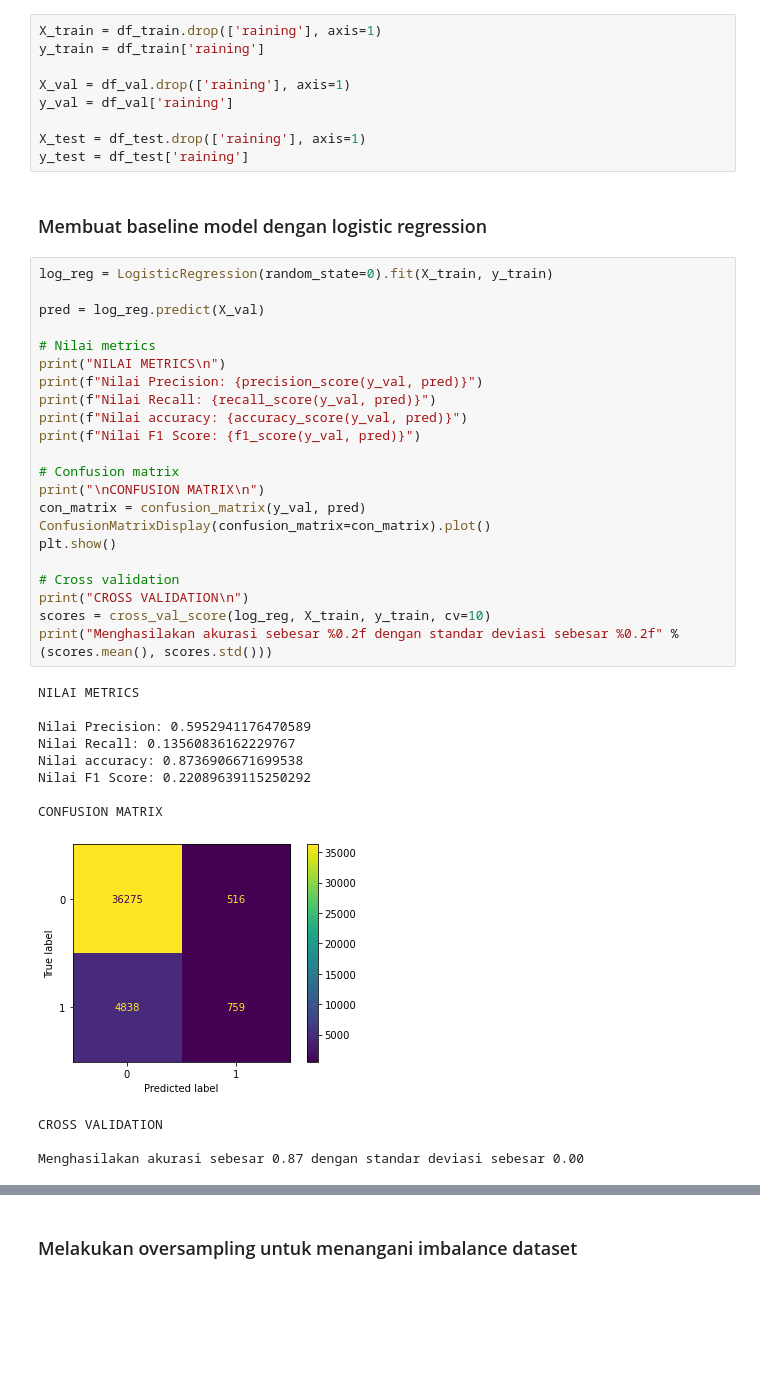
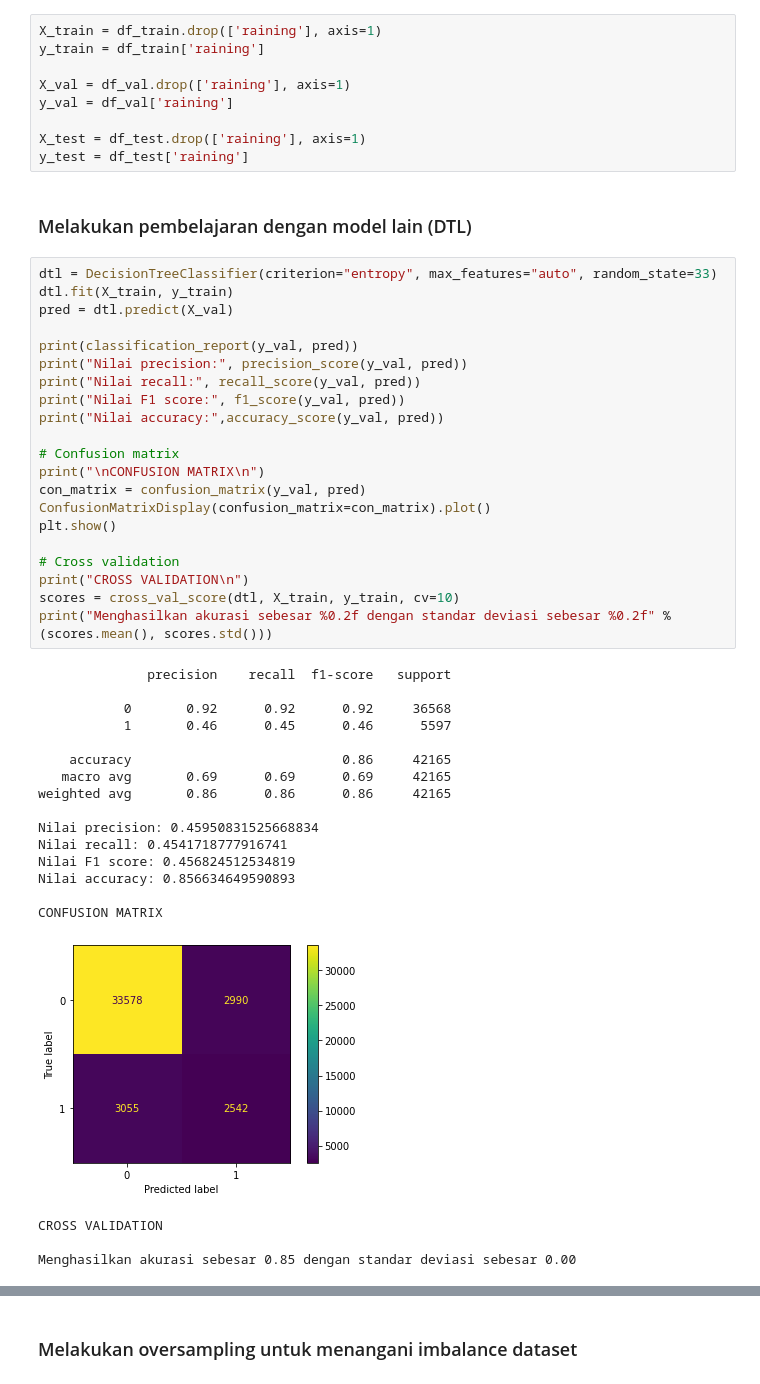
Before and after one commit to daffarg/tugas-praktikum-ml, a Jupyter notebook: PraktikumIF3270_M1_13520118_13520145.ipynb, the cells around one changed output, grey strips where cells are left out. Cells and saved outputs as stored; diff of their text form; blank space fills up the shorter version.

```diff
--- a/PraktikumIF3270_M1_13520118_13520145.ipynb
+++ b/PraktikumIF3270_M1_13520118_13520145.ipynb
@@ -618,40 +623,46 @@ y_val = df_val['raining']
 
 X_test = df_test.drop(['raining'], axis=1)
 y_test = df_test['raining']
-# %% [markdown]
-### Membuat baseline model dengan logistic regression
+# %% [markdown]
+### Melakukan pembelajaran dengan model lain (DTL)
 # %%
-log_reg = LogisticRegression(random_state=0).fit(X_train, y_train)
+dtl = DecisionTreeClassifier(criterion="entropy", max_features="auto", random_state=33)
+dtl.fit(X_train, y_train)
+pred = dtl.predict(X_val)
 
-pred = log_reg.predict(X_val)
-
-# Nilai metrics
-print("NILAI METRICS\n")
-print(f"Nilai Precision: {precision_score(y_val, pred)}")
-print(f"Nilai Recall: {recall_score(y_val, pred)}")
-print(f"Nilai accuracy: {accuracy_score(y_val, pred)}")
-print(f"Nilai F1 Score: {f1_score(y_val, pred)}")
+print(classification_report(y_val, pred))
+print("Nilai precision:", precision_score(y_val, pred))
+print("Nilai recall:", recall_score(y_val, pred))
+print("Nilai F1 score:", f1_score(y_val, pred))
+print("Nilai accuracy:",accuracy_score(y_val, pred))
 
 # Confusion matrix
 print("\nCONFUSION MATRIX\n")
 con_matrix = confusion_matrix(y_val, pred)
 ConfusionMatrixDisplay(confusion_matrix=con_matrix).plot()
 plt.show()
 
 # Cross validation
 print("CROSS VALIDATION\n")
-scores = cross_val_score(log_reg, X_train, y_train, cv=10)
-print("Menghasilakan akurasi sebesar %0.2f dengan standar deviasi sebesar %0.2f" % (scores.mean(), scores.std()))
+scores = cross_val_score(dtl, X_train, y_train, cv=10)
+print("Menghasilkan akurasi sebesar %0.2f dengan standar deviasi sebesar %0.2f" % (scores.mean(), scores.std()))
 # %% [output]
-NILAI METRICS
+              precision    recall  f1-score   support
 
-Nilai Precision: 0.5952941176470589
-Nilai Recall: 0.13560836162229767
-Nilai accuracy: 0.8736906671699538
-Nilai F1 Score: 0.22089639115250292
+           0       0.92      0.92      0.92     36568
+           1       0.46      0.45      0.46      5597
+
+    accuracy                           0.86     42165
+   macro avg       0.69      0.69      0.69     42165
+weighted avg       0.86      0.86      0.86     42165
+
+Nilai precision: 0.45950831525668834
+Nilai recall: 0.4541718777916741
+Nilai F1 score: 0.456824512534819
+Nilai accuracy: 0.856634649590893
 
 CONFUSION MATRIX
-[figure, old version]
+[figure, new version]
 CROSS VALIDATION
 
-Menghasilakan akurasi sebesar 0.87 dengan standar deviasi sebesar 0.00
+Menghasilkan akurasi sebesar 0.85 dengan standar deviasi sebesar 0.00
```
Also changed, not shown: parts of 19 cells of this notebook.
